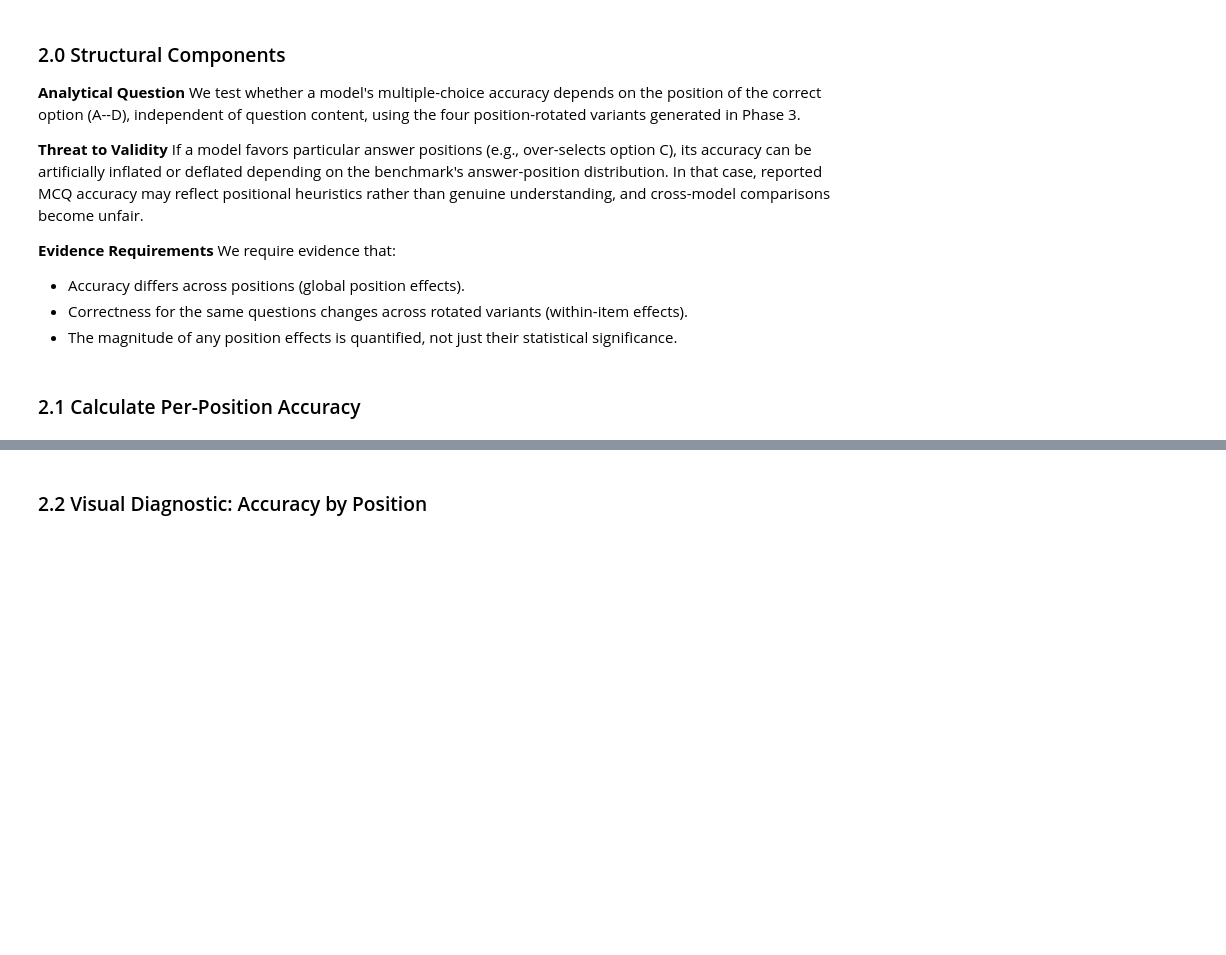
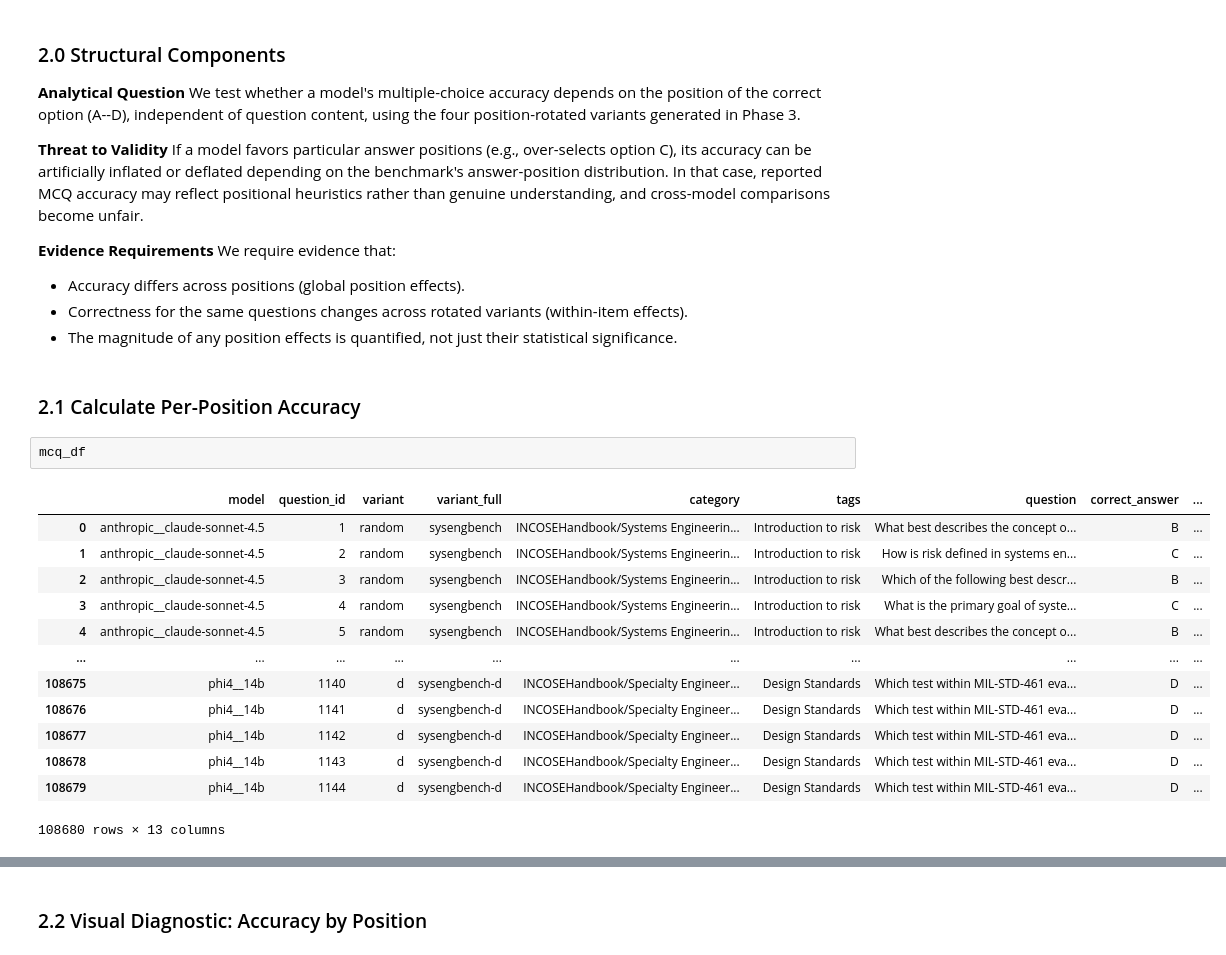
Before and after one commit to ryan-a-bell/dissertation, a Jupyter notebook: src/phase6_analysis/analysis-v2.ipynb, the cells around one changed output, grey strips where cells are left out. Saved outputs shown, nothing was run; the diff lists cells and outputs as text; blank space fills up the shorter version.

```diff
--- a/src/phase6_analysis/analysis-v2.ipynb
+++ b/src/phase6_analysis/analysis-v2.ipynb
@@ -1059,6 +1059,22 @@ We require evidence that:
 - The magnitude of any position effects is quantified, not just their statistical significance.
 # %% [markdown]
 ### 2.1 Calculate Per-Position Accuracy
+# %%
+mcq_df
+# %% [output]
+|  | model | question_id | variant | variant_full | category | tags | question | correct_answer | ... |
+| 0 | anthropic__claude-sonnet-4.5 | 1 | random | sysengbench | INCOSEHandbook/Systems Engineerin... | Introduction to risk | What best describes the concept o... | B | ... |
+| 1 | anthropic__claude-sonnet-4.5 | 2 | random | sysengbench | INCOSEHandbook/Systems Engineerin... | Introduction to risk | How is risk defined in systems en... | C | ... |
+| 2 | anthropic__claude-sonnet-4.5 | 3 | random | sysengbench | INCOSEHandbook/Systems Engineerin... | Introduction to risk | Which of the following best descr... | B | ... |
+| 3 | anthropic__claude-sonnet-4.5 | 4 | random | sysengbench | INCOSEHandbook/Systems Engineerin... | Introduction to risk | What is the primary goal of syste... | C | ... |
+| 4 | anthropic__claude-sonnet-4.5 | 5 | random | sysengbench | INCOSEHandbook/Systems Engineerin... | Introduction to risk | What best describes the concept o... | B | ... |
+| ... | ... | ... | ... | ... | ... | ... | ... | ... | ... |
+| 108675 | phi4__14b | 1140 | d | sysengbench-d | INCOSEHandbook/Specialty Engineer... | Design Standards | Which test within MIL-STD-461 eva... | D | ... |
+| 108676 | phi4__14b | 1141 | d | sysengbench-d | INCOSEHandbook/Specialty Engineer... | Design Standards | Which test within MIL-STD-461 eva... | D | ... |
+| 108677 | phi4__14b | 1142 | d | sysengbench-d | INCOSEHandbook/Specialty Engineer... | Design Standards | Which test within MIL-STD-461 eva... | D | ... |
+| 108678 | phi4__14b | 1143 | d | sysengbench-d | INCOSEHandbook/Specialty Engineer... | Design Standards | Which test within MIL-STD-461 eva... | D | ... |
+| 108679 | phi4__14b | 1144 | d | sysengbench-d | INCOSEHandbook/Specialty Engineer... | Design Standards | Which test within MIL-STD-461 eva... | D | ... |
+108680 rows × 13 columns
 # %%
 print('\n📊 Calculating per-position accuracy...\n')
 
```
Also changed, not shown: parts of 12 cells of this notebook, 9 other files.
